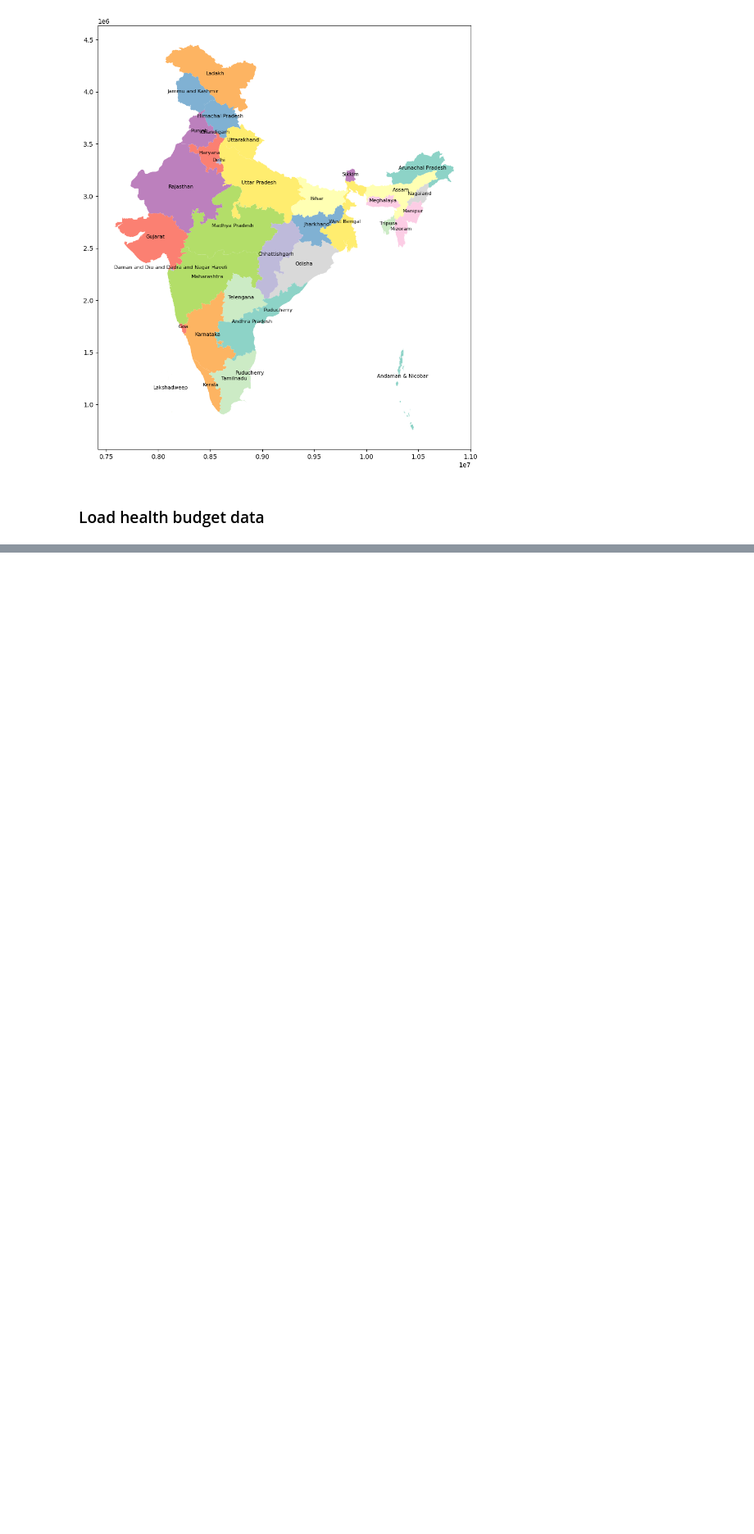
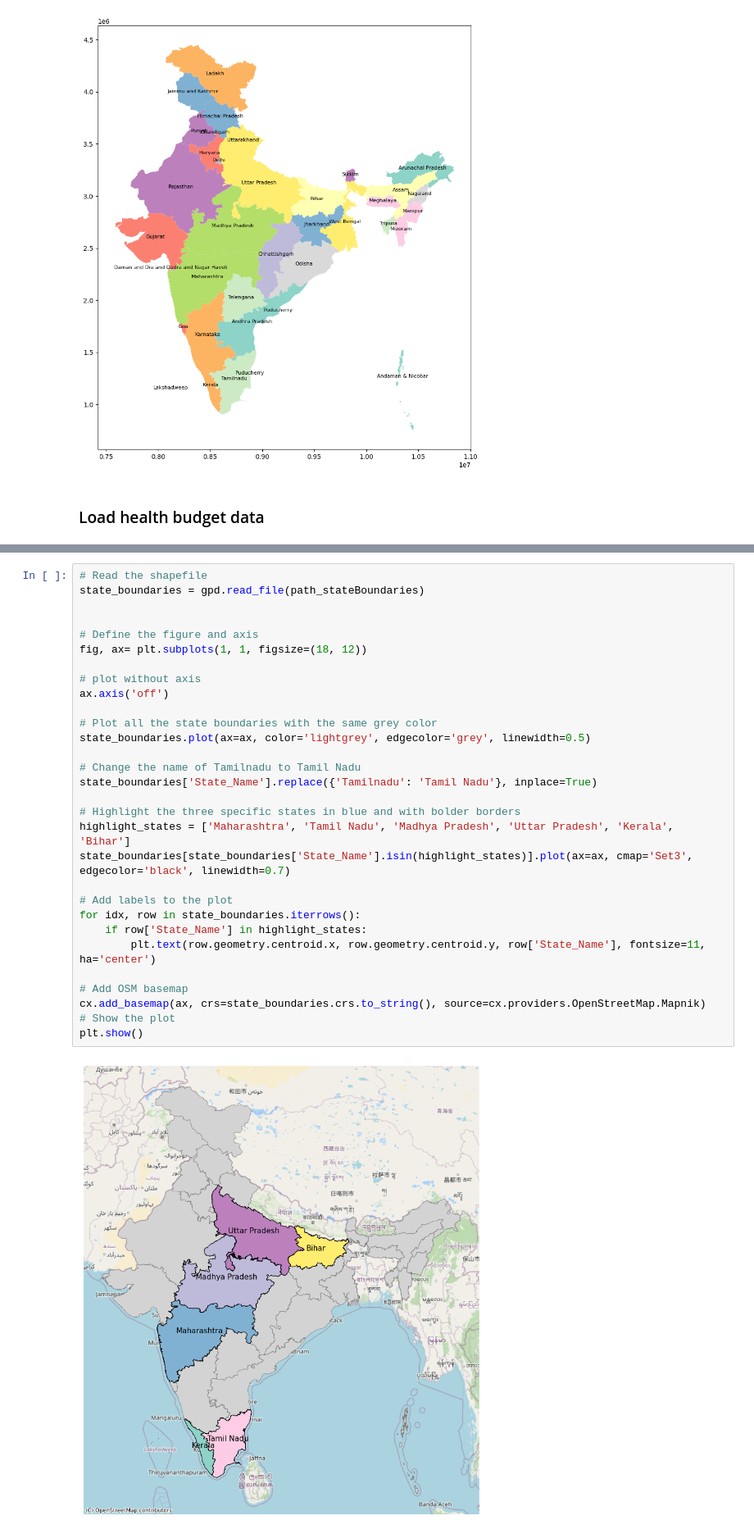
Before and after one commit to vidushi711/SDS_Final, a Jupyter notebook: final.ipynb, the cells around one changed output, grey strips where cells are left out. Shown: that part at 82% size. Drawn from its saved outputs; the diff is of its cells as text; blank space fills up the shorter version.

```diff
--- a/final.ipynb
+++ b/final.ipynb
@@ -99,0 +109,32 @@ plt.show()
+# %%
+# Read the shapefile
+state_boundaries = gpd.read_file(path_stateBoundaries)
+
+
+# Define the figure and axis
+fig, ax= plt.subplots(1, 1, figsize=(18, 12))
+
+# plot without axis
+ax.axis('off')
+
+# Plot all the state boundaries with the same grey color
+state_boundaries.plot(ax=ax, color='lightgrey', edgecolor='grey', linewidth=0.5)
+
+# Change the name of Tamilnadu to Tamil Nadu
+state_boundaries['State_Name'].replace({'Tamilnadu': 'Tamil Nadu'}, inplace=True)
+
+# Highlight the three specific states in blue and with bolder borders
+highlight_states = ['Maharashtra', 'Tamil Nadu', 'Madhya Pradesh', 'Uttar Pradesh', 'Kerala', 'Bihar']
+state_boundaries[state_boundaries['State_Name'].isin(highlight_states)].plot(ax=ax, cmap='Set3', edgecolor='black', linewidth=0.7)
+
+# Add labels to the plot
+for idx, row in state_boundaries.iterrows():
+    if row['State_Name'] in highlight_states:
+        plt.text(row.geometry.centroid.x, row.geometry.centroid.y, row['State_Name'], fontsize=11, ha='center')
+
+# Add OSM basemap
+cx.add_basemap(ax, crs=state_boundaries.crs.to_string(), source=cx.providers.OpenStreetMap.Mapnik)
+# Show the plot
+plt.show()
+# %% [output]
+[figure, added]
```
Also changed, not shown: parts of 7 cells of this notebook.
